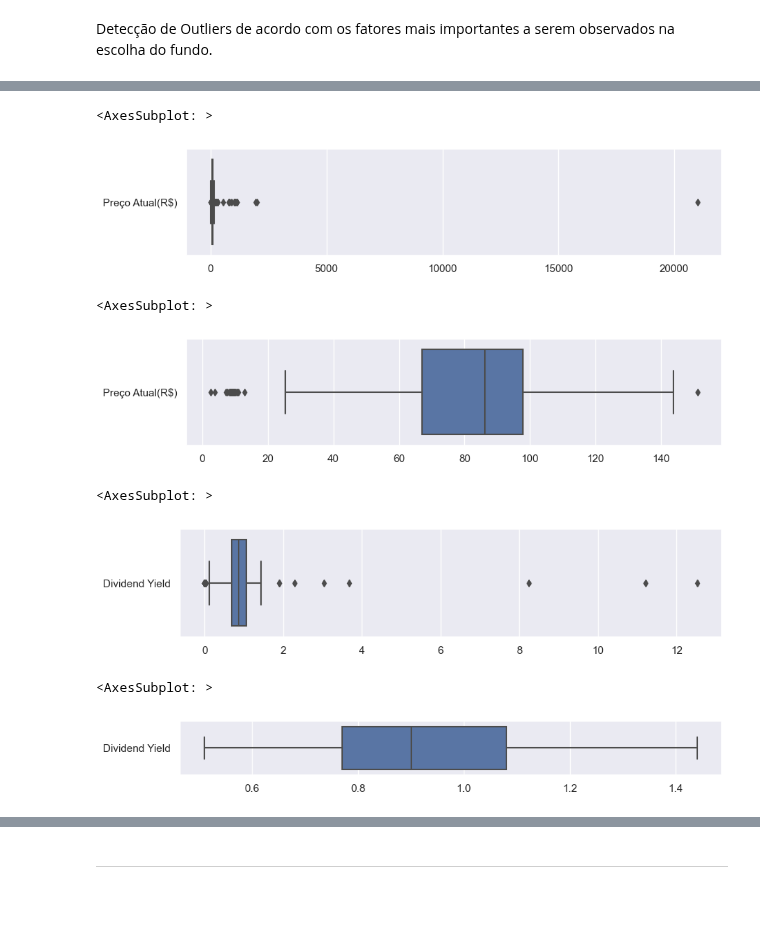
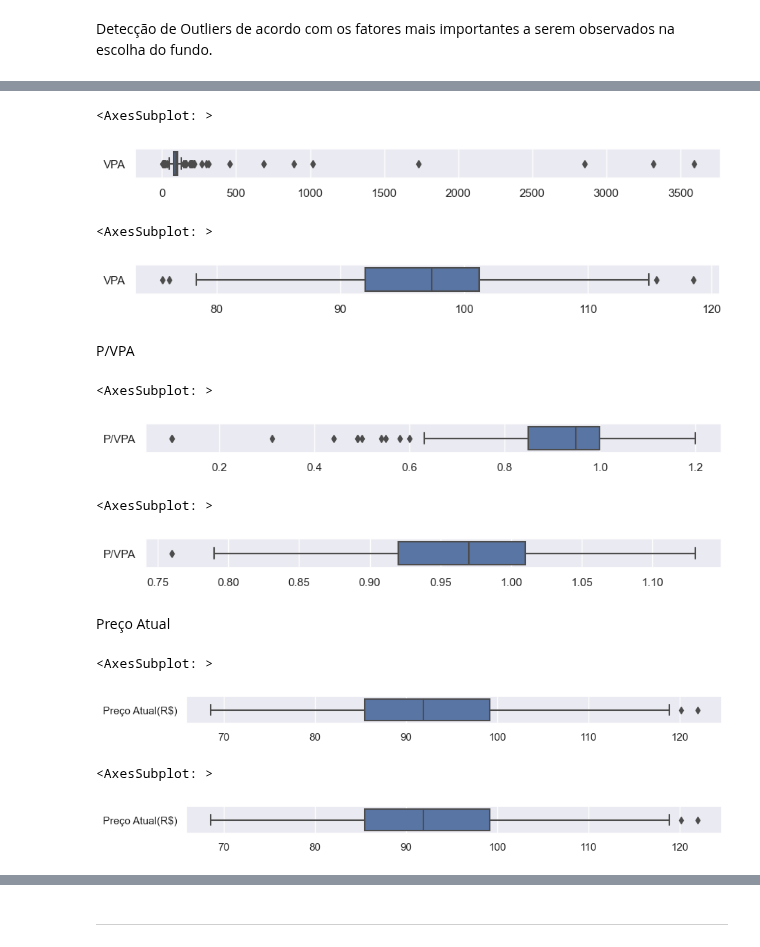
Before and after one commit to Riguini/Fundos-imobiliarios-FIIS-, a Jupyter notebook: FIIS.ipynb, the cells around one changed output, grey strips where cells are left out. Drawn from its saved outputs; the diff is of its cells as text; code cells hidden in the pictures; blank space fills up the shorter version.

```diff
--- a/FIIS.ipynb
+++ b/FIIS.ipynb
@@ -296,20 +309,45 @@ Detecção de Outliers de acordo com os fatores mais importantes a serem observa
+# %%
+sns.set(rc={"figure.figsize":(10, 0.5)})
+sns.boxplot(data=df[["VPA"]], orient="h")
+# %% [output]
+<AxesSubplot: >
+[figure, added]
+# %%
+df.drop(df.loc[df['VPA']>=120].index, inplace=True)
+df.drop(df.loc[df['VPA']<=75].index, inplace=True)
+sns.set(rc={"figure.figsize":(10, 0.5)})
+sns.boxplot(data=df[["VPA"]], orient="h")
+# %% [output]
+<AxesSubplot: >
+[figure, added]
+# %% [markdown]
+P/VPA
+# %%
+sns.set(rc={"figure.figsize":(10, 0.5)})
+sns.boxplot(data=df[["P/VPA"]], orient="h")
+# %% [output]
+<AxesSubplot: >
+[figure, added]
+# %%
+df.drop(df.loc[df['P/VPA']>=1.2].index, inplace=True)
+df.drop(df.loc[df['P/VPA']<=0.75].index, inplace=True)
+sns.set(rc={"figure.figsize":(10, 0.5)})
+sns.boxplot(data=df[["P/VPA"]], orient="h")
+# %% [output]
+<AxesSubplot: >
+[figure, added]
+# %% [markdown]
+Preço Atual
 # %%
-sns.set(rc={"figure.figsize":(10, 2)})
+sns.set(rc={"figure.figsize":(10, 0.5)})
 sns.boxplot(data=df[["Preço Atual(R$)"]], orient="h")
 # %% [output]
 <AxesSubplot: >
-[figure, old version]
+[figure, new version]
 # %%
 df.drop(df.loc[df['Preço Atual(R$)']>=160.00].index, inplace=True)
+sns.set(rc={"figure.figsize":(10, 0.5)})
+sns.boxplot(data=df[["Preço Atual(R$)"]], orient="h")
+# %% [output]
+<AxesSubplot: >
+[figure, added]
-# %%
-sns.set(rc={"figure.figsize":(10, 2)})
-sns.boxplot(data=df[["Preço Atual(R$)"]], orient="h")
-# %% [output]
-<AxesSubplot: >
-[figure, removed]
-# %%
-sns.set(rc={"figure.figsize":(10, 2)})
-sns.boxplot(data=df[["Dividend Yield"]], orient="h")
-# %% [output]
-<AxesSubplot: >
-[figure, removed]
@@ -319,9 +354,3 @@ df.drop(df.loc[df['Dividend Yield']<=0.01].index, inplace=True)
-# %%
-sns.set(rc={"figure.figsize":(10, 1)})
-sns.boxplot(data=df[["Dividend Yield"]], orient="h")
-# %% [output]
-<AxesSubplot: >
-[figure, removed]
 # %%
 df.shape
 # %% [output]
```
Also changed, not shown: parts of 43 cells of this notebook.
